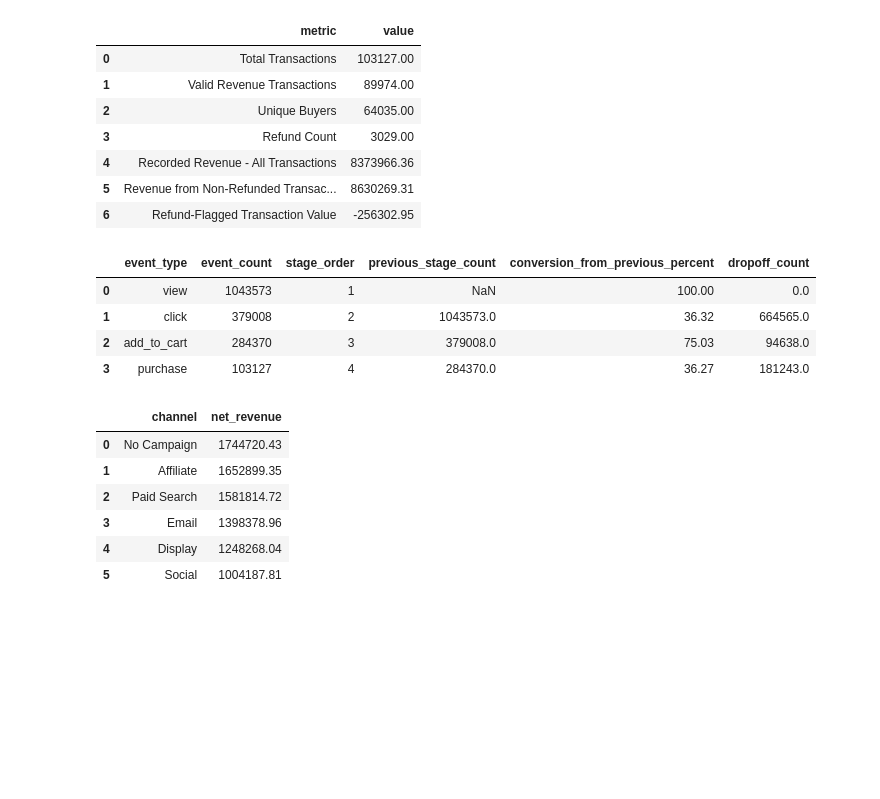
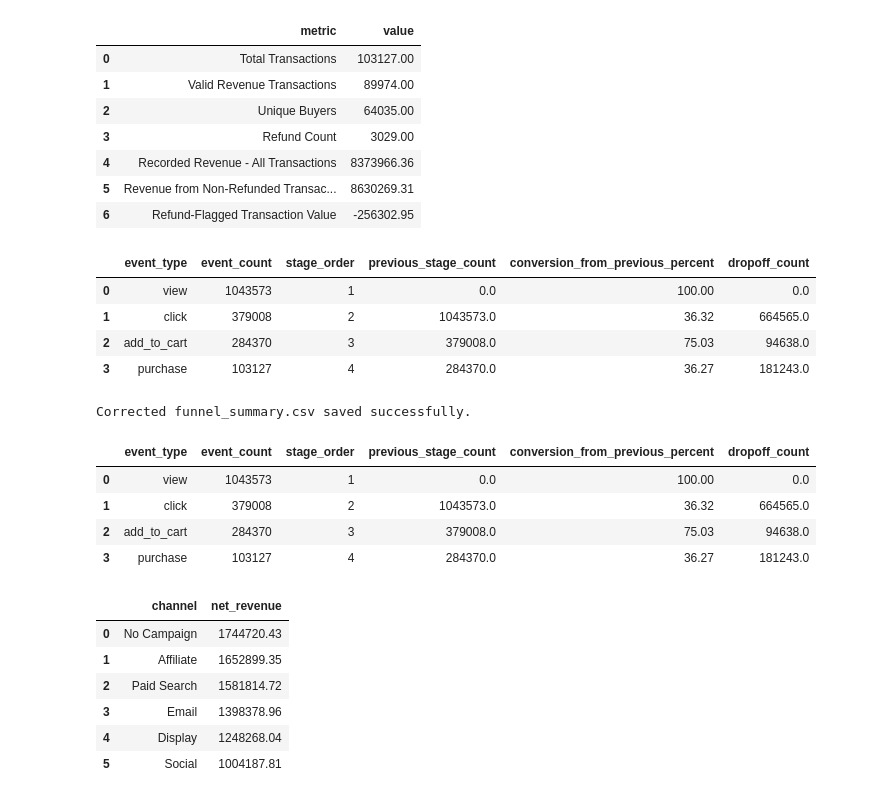
Before and after one commit to Tamoze/Marketing-Attribution-ROI-Dashboard, a Jupyter notebook: notebook/Asmitha_data_validation.ipynb, the cells around one changed output. Cells and saved outputs as stored; diff of their text form; code cells hidden in the pictures; blank space fills up the shorter version.

Commit message:
Fix funnel summary output and notebook

```diff
--- a/notebook/Asmitha_data_validation.ipynb
+++ b/notebook/Asmitha_data_validation.ipynb
@@ -368,37 +368,49 @@ display(summary_metrics)
 # -----------------------------
 
 funnel_order = ["view", "click", "add_to_cart", "purchase"]
 
 funnel_df = (
     events[events["event_type"].isin(funnel_order)]
     .groupby("event_type")
     .size()
     .reindex(funnel_order)
     .reset_index(name="event_count")
 )
 
 funnel_df["stage_order"] = range(1, len(funnel_df) + 1)
 funnel_df["previous_stage_count"] = funnel_df["event_count"].shift(1)
 
 funnel_df["conversion_from_previous_percent"] = (
     funnel_df["event_count"] / funnel_df["previous_stage_count"] * 100
 ).round(2)
 
 funnel_df["dropoff_count"] = (
     funnel_df["previous_stage_count"] - funnel_df["event_count"]
 )
 
 # First row has no previous stage
+funnel_df["previous_stage_count"] = funnel_df["previous_stage_count"].fillna(0)
 funnel_df["conversion_from_previous_percent"] = funnel_df["conversion_from_previous_percent"].fillna(100)
 funnel_df["dropoff_count"] = funnel_df["dropoff_count"].fillna(0)
 
 display(funnel_df)
+# Save corrected funnel file for Power BI
+funnel_df.to_csv(OUTPUT_DIR / "funnel_summary.csv", index=False)
+
+print("Corrected funnel_summary.csv saved successfully.")
+display(funnel_df)
 # %% [output]
 |  | event_type | event_count | stage_order | previous_stage_count | conversion_from_previous_percent | dropoff_count |
-| 0 | view | 1043573 | 1 | NaN | 100.00 | 0.0 |
+| 0 | view | 1043573 | 1 | 0.0 | 100.00 | 0.0 |
 | 1 | click | 379008 | 2 | 1043573.0 | 36.32 | 664565.0 |
 | 2 | add_to_cart | 284370 | 3 | 379008.0 | 75.03 | 94638.0 |
 | 3 | purchase | 103127 | 4 | 284370.0 | 36.27 | 181243.0 |
+Corrected funnel_summary.csv saved successfully.
+|  | event_type | event_count | stage_order | previous_stage_count | conversion_from_previous_percent | dropoff_count |
+| 0 | view | 1043573 | 1 | 0.0 | 100.00 | 0.0 |
+| 1 | click | 379008 | 2 | 1043573.0 | 36.32 | 664565.0 |
+| 2 | add_to_cart | 284370 | 3 | 379008.0 | 75.03 | 94638.0 |
+| 3 | purchase | 103127 | 4 | 284370.0 | 36.27 | 181243.0 |
 # %%
 # -----------------------------
 # 8. Revenue segment tables
```
Also changed, not shown: 1 other file.
